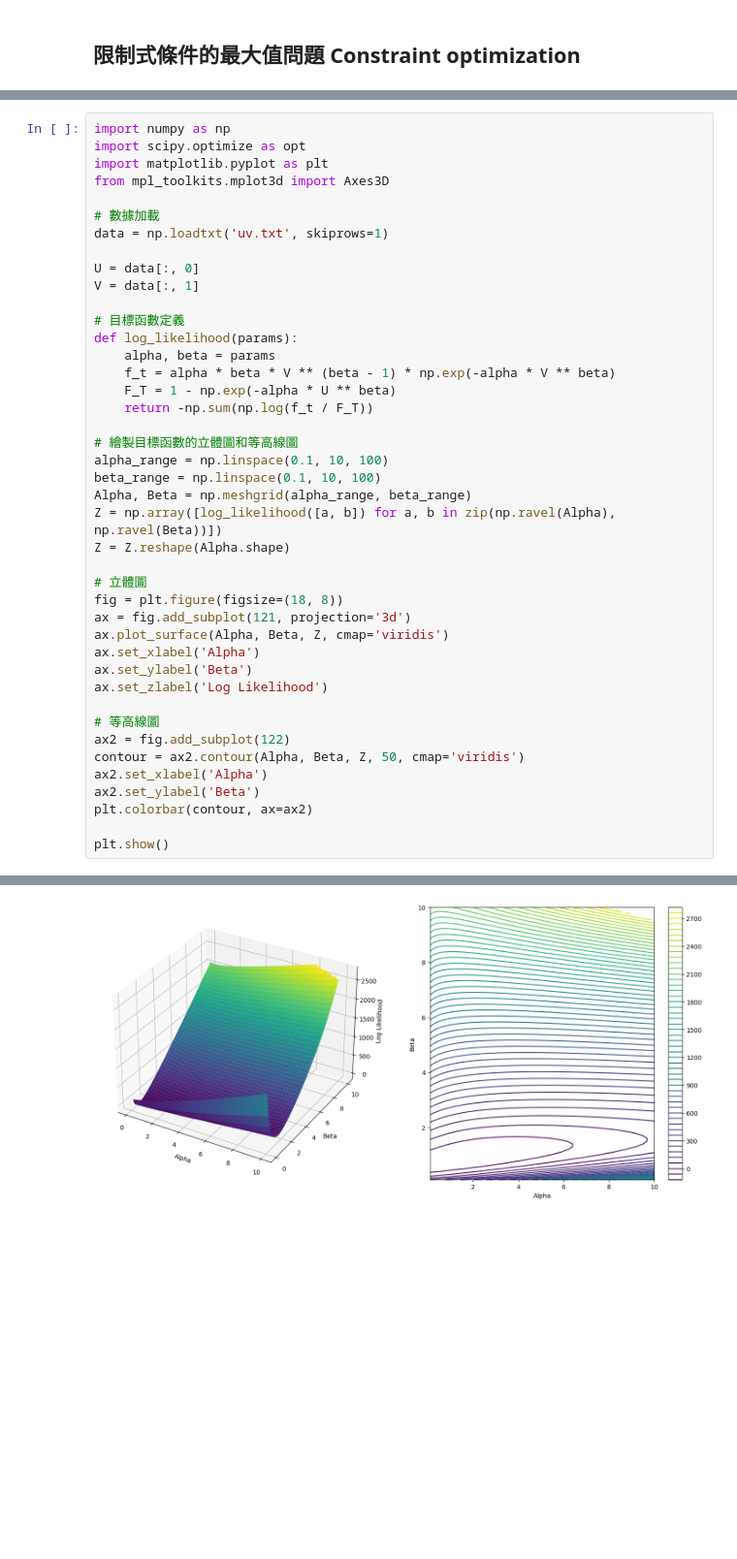
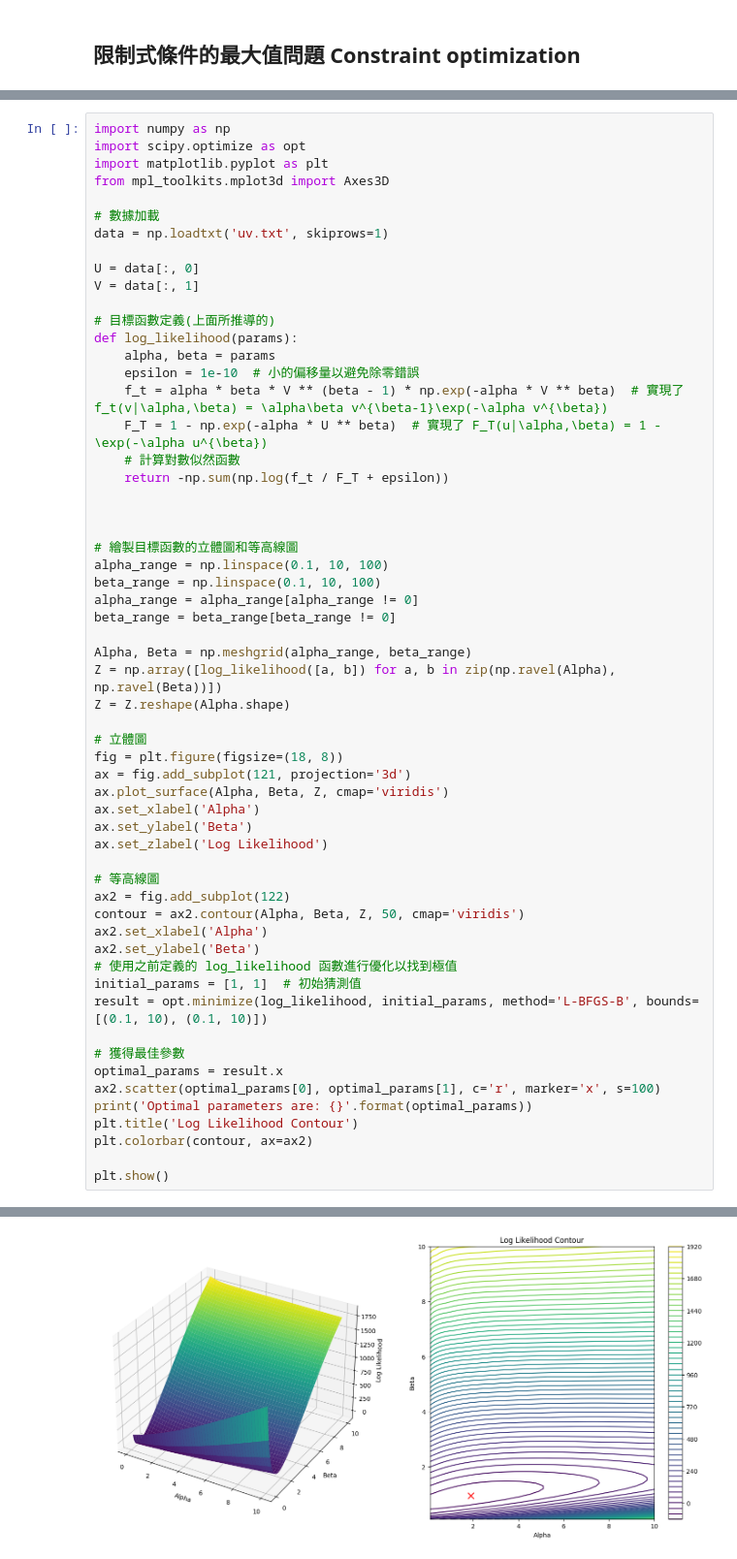
Before and after one commit to Vincent23412/Statistical-Computing, a Jupyter notebook: project.ipynb, the cells around one changed output, grey strips where cells are left out. Shown at 97% size. Saved outputs shown, nothing was run; the diff lists cells and outputs as text; blank space fills up the shorter version.

```diff
--- a/project.ipynb
+++ b/project.ipynb
@@ -275,16 +278,23 @@ data = np.loadtxt('uv.txt', skiprows=1)
 U = data[:, 0]
 V = data[:, 1]
 
-# 目標函數定義
+# 目標函數定義(上面所推導的)
 def log_likelihood(params):
     alpha, beta = params
-    f_t = alpha * beta * V ** (beta - 1) * np.exp(-alpha * V ** beta)
-    F_T = 1 - np.exp(-alpha * U ** beta)
-    return -np.sum(np.log(f_t / F_T))
+    epsilon = 1e-10  # 小的偏移量以避免除零錯誤
+    f_t = alpha * beta * V ** (beta - 1) * np.exp(-alpha * V ** beta)  # 實現了 f_t(v|\alpha,\beta) = \alpha\beta v^{\beta-1}\exp(-\alpha v^{\beta})
+    F_T = 1 - np.exp(-alpha * U ** beta)  # 實現了 F_T(u|\alpha,\beta) = 1 - \exp(-\alpha u^{\beta})
+    # 計算對數似然函數
+    return -np.sum(np.log(f_t / F_T + epsilon))
+
+
 
 # 繪製目標函數的立體圖和等高線圖
 alpha_range = np.linspace(0.1, 10, 100)
 beta_range = np.linspace(0.1, 10, 100)
+alpha_range = alpha_range[alpha_range != 0]
+beta_range = beta_range[beta_range != 0]
+
 Alpha, Beta = np.meshgrid(alpha_range, beta_range)
 Z = np.array([log_likelihood([a, b]) for a, b in zip(np.ravel(Alpha), np.ravel(Beta))])
 Z = Z.reshape(Alpha.shape)
@@ -302,6 +312,15 @@ ax2 = fig.add_subplot(122)
 contour = ax2.contour(Alpha, Beta, Z, 50, cmap='viridis')
 ax2.set_xlabel('Alpha')
 ax2.set_ylabel('Beta')
+# 使用之前定義的 log_likelihood 函數進行優化以找到極值
+initial_params = [1, 1]  # 初始猜測值
+result = opt.minimize(log_likelihood, initial_params, method='L-BFGS-B', bounds=[(0.1, 10), (0.1, 10)])
+
+# 獲得最佳參數
+optimal_params = result.x
+ax2.scatter(optimal_params[0], optimal_params[1], c='r', marker='x', s=100)
+print('Optimal parameters are: {}'.format(optimal_params))
+plt.title('Log Likelihood Contour')
 plt.colorbar(contour, ax=ax2)
 
 plt.show()
@@ -309 +329 @@ plt.show()
-[figure, old version]
+[figure, new version]
```
Also changed, not shown: parts of 3 cells of this notebook.
